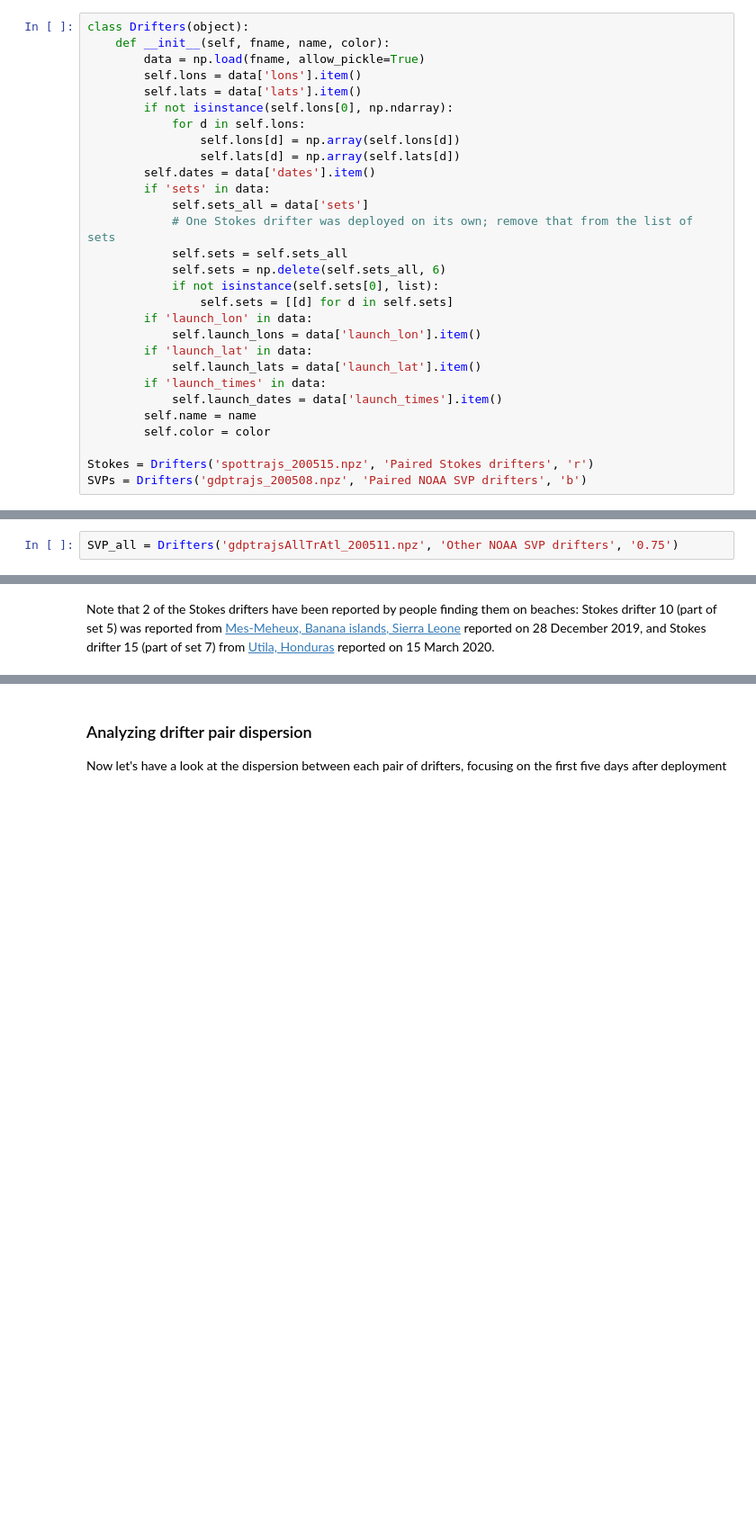
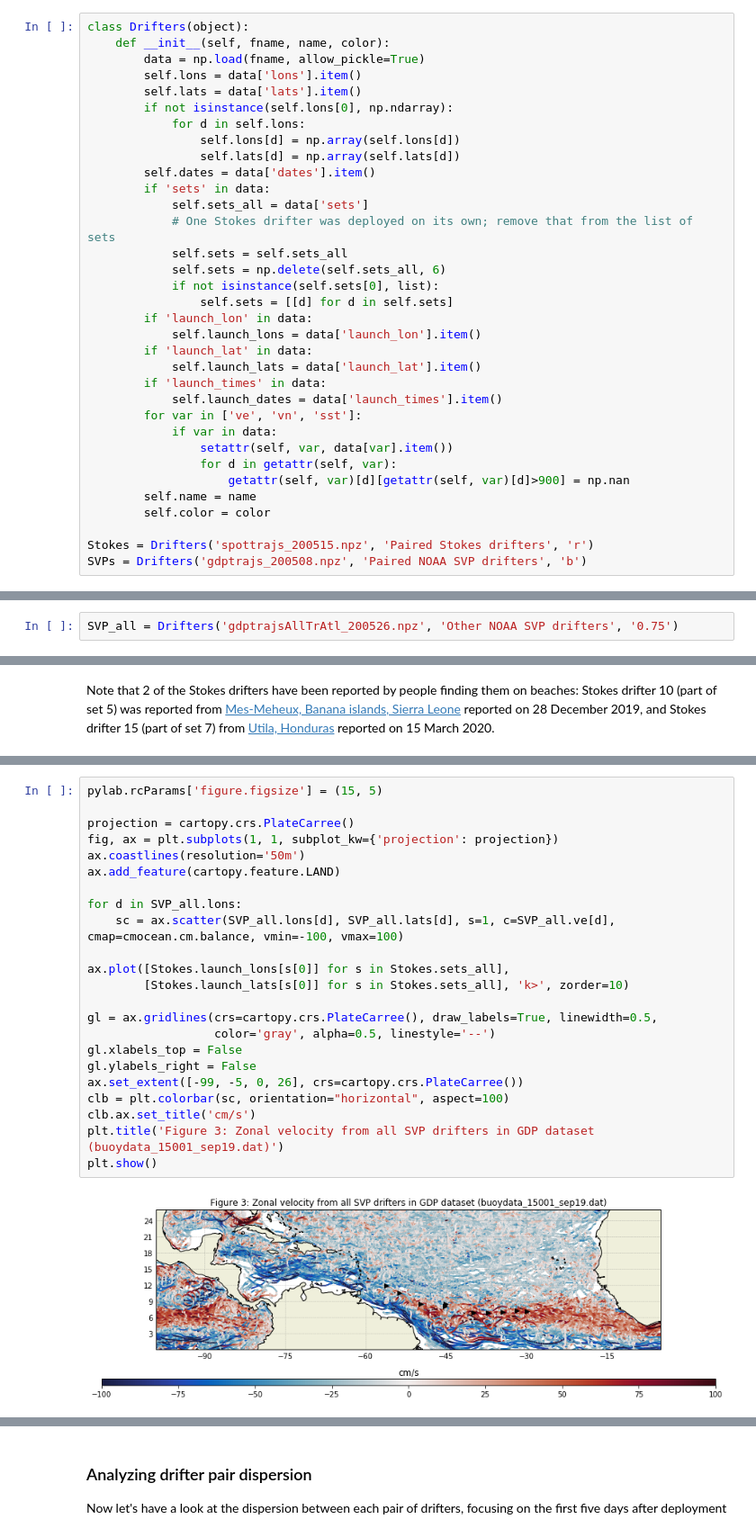
Before and after one commit to OceanParcels/Sargassum_Drifters, a Jupyter notebook: SargassumDrifterAnalysis.ipynb, the cells around one changed output, grey strips where cells are left out. Shown at 90% size. Drawn from its saved outputs; the diff is of its cells as text; blank space fills up the shorter version.

Commit message:
Adding new figure on GDP velocities (and new AllTrAtl file)

```diff
--- a/SargassumDrifterAnalysis.ipynb
+++ b/SargassumDrifterAnalysis.ipynb
@@ -49,6 +50,11 @@ class Drifters(object):
             self.launch_lats = data['launch_lat'].item()
         if 'launch_times' in data:
             self.launch_dates = data['launch_times'].item()
+        for var in ['ve', 'vn', 'sst']:
+            if var in data:
+                setattr(self, var, data[var].item())
+                for d in getattr(self, var):
+                    getattr(self, var)[d][getattr(self, var)[d]>900] = np.nan
         self.name = name
         self.color = color
 
@@ -91,7 +97,7 @@ What's clear from the figure above is that the drifters released east of ~42W mo
 An alternative way to visualize the trajectories is in an animation, showing drifter pathways every day. In this case, we also add a third data set:
 3. All other SVP drifters in the GDP dataset in the region between July-October 2019
 # %%
-SVP_all = Drifters('gdptrajsAllTrAtl_200511.npz', 'Other NOAA SVP drifters', '0.75')
+SVP_all = Drifters('gdptrajsAllTrAtl_200526.npz', 'Other NOAA SVP drifters', '0.75')
 # %%
 pylab.rcParams['figure.figsize'] = (15, 5)
 
@@ -136,0 +145,25 @@ Note that 2 of the Stokes drifters have been reported by people finding them on
+# %%
+pylab.rcParams['figure.figsize'] = (15, 5)
+
+projection = cartopy.crs.PlateCarree()
+fig, ax = plt.subplots(1, 1, subplot_kw={'projection': projection})
+ax.coastlines(resolution='50m')
+ax.add_feature(cartopy.feature.LAND)
+
+for d in SVP_all.lons:
+    sc = ax.scatter(SVP_all.lons[d], SVP_all.lats[d], s=1, c=SVP_all.ve[d], cmap=cmocean.cm.balance, vmin=-100, vmax=100)
+
+ax.plot([Stokes.launch_lons[s[0]] for s in Stokes.sets_all],
+        [Stokes.launch_lats[s[0]] for s in Stokes.sets_all], 'k>', zorder=10)
+
+gl = ax.gridlines(crs=cartopy.crs.PlateCarree(), draw_labels=True, linewidth=0.5,
+                  color='gray', alpha=0.5, linestyle='--')
+gl.xlabels_top = False
+gl.ylabels_right = False
+ax.set_extent([-99, -5, 0, 26], crs=cartopy.crs.PlateCarree())
+clb = plt.colorbar(sc, orientation="horizontal", aspect=100)
+clb.ax.set_title('cm/s')
+plt.title('Figure 3: Zonal velocity from all SVP drifters in GDP dataset (buoydata_15001_sep19.dat)')
+plt.show()
+# %% [output]
+[figure, added]
```
Also changed, not shown: parts of 6 cells of this notebook, 3 other files.
